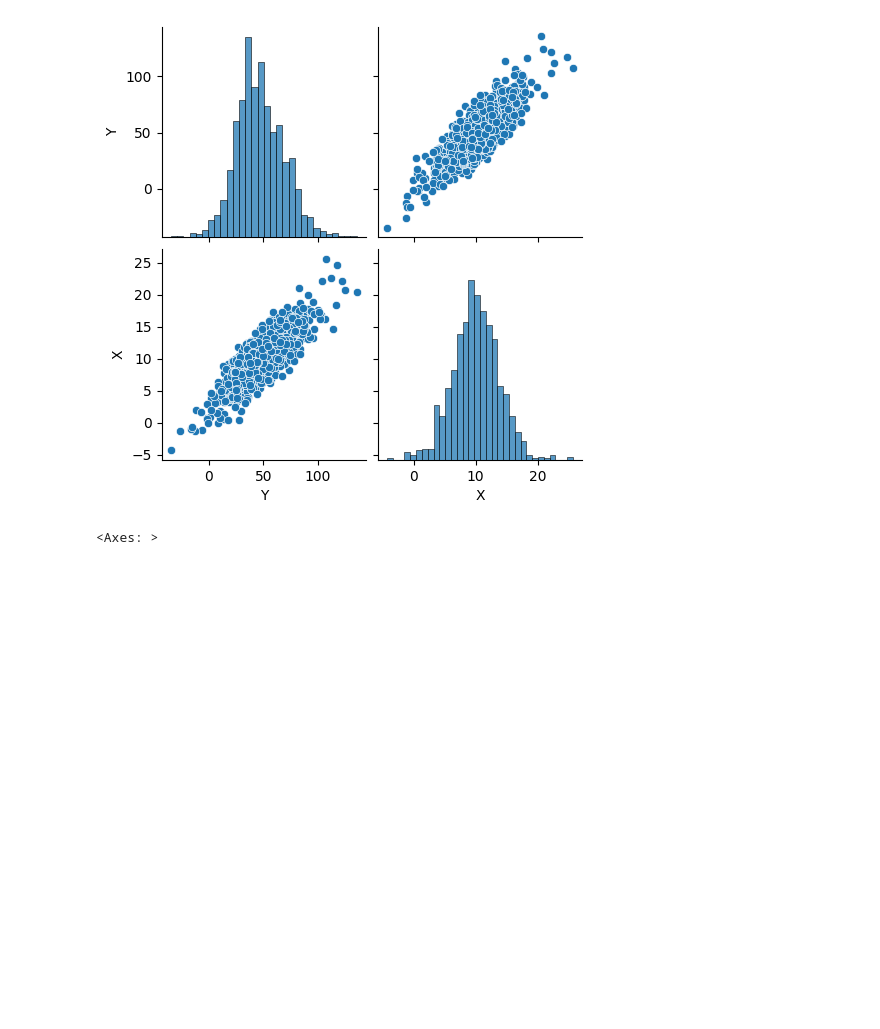
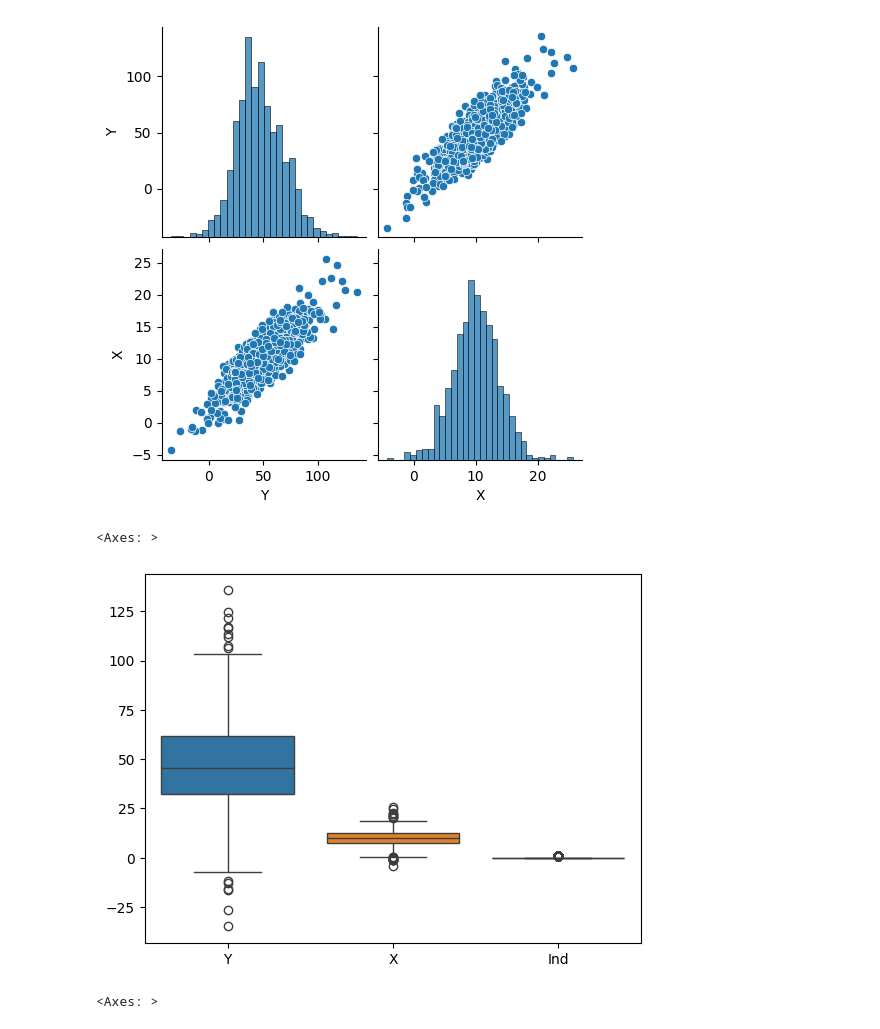
Before and after one commit to alfa7g7/Analisis-Cuantitativo-1er-semestre, a Jupyter notebook: examen-1.ipynb, the cells around one changed output. Cells and saved outputs as stored; diff of their text form; code cells hidden in the pictures; blank space fills up the shorter version.

```diff
--- a/examen-1.ipynb
+++ b/examen-1.ipynb
@@ -106,6 +111,11 @@ sns.pairplot(df.drop('Ind', axis=1))
 # %% [output]
 <seaborn.axisgrid.PairGrid at 0x...>
 [figure]
+# %%
+sns.boxplot(df)
+# %% [output]
+<Axes: >
+[figure, added]
 # %%
 sns.boxplot(df.drop('Ind', axis=1))
 # %% [output]
```
Also changed, not shown: parts of 6 cells of this notebook.
